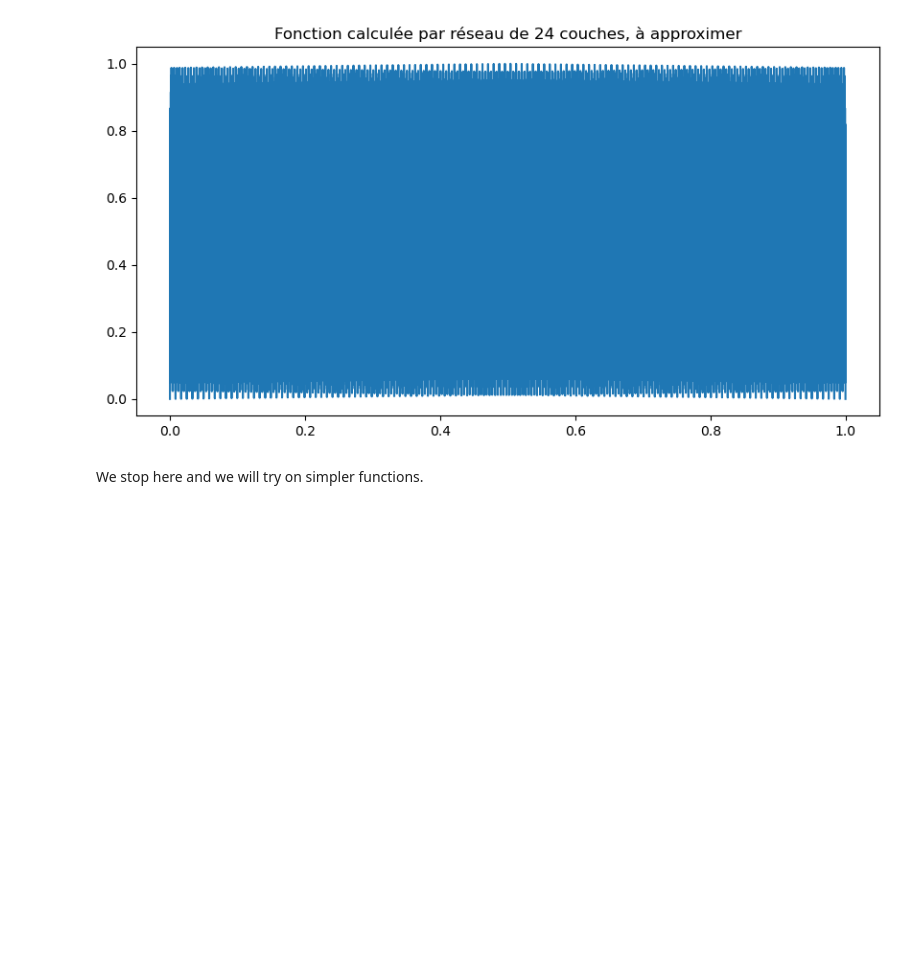
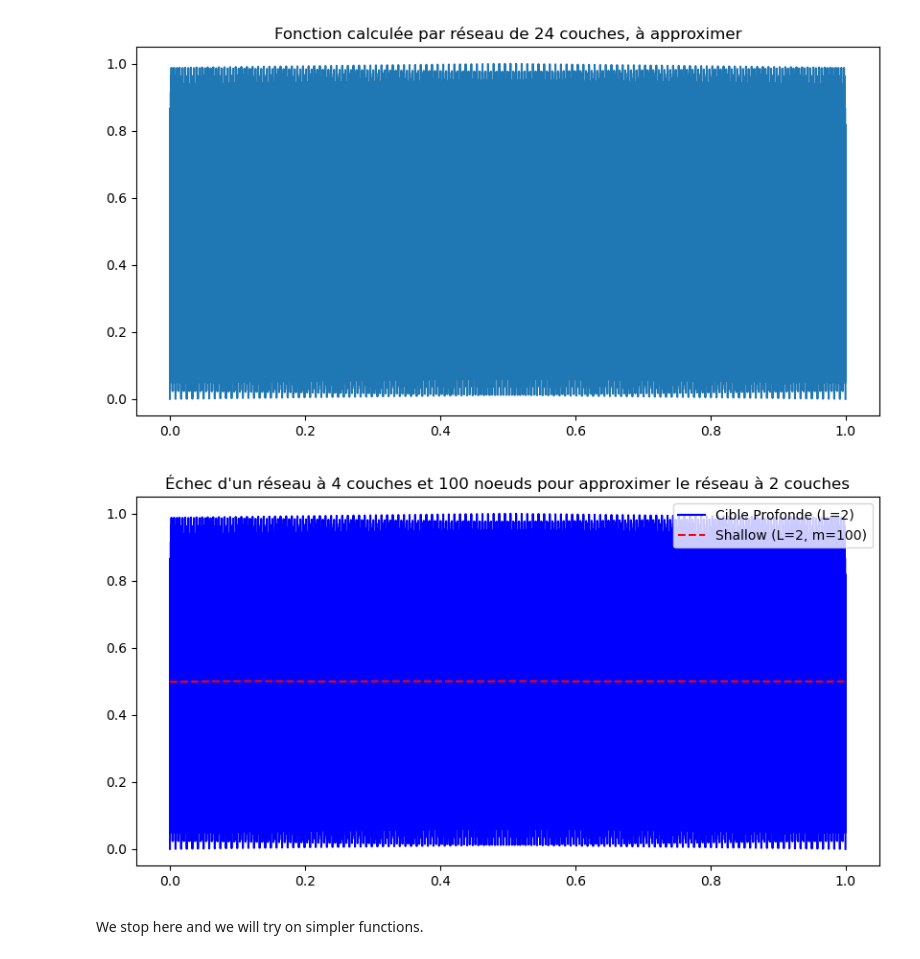
Before and after one commit to paulemilebar/Benefits-of-Depth-in-Neural-Network, a Jupyter notebook: trial_of_approximation_triangle_wave_with_theorical_hypothesis.ipynb, the cells around one changed output. Drawn from its saved outputs; the diff is of its cells as text; code cells hidden in the pictures; blank space fills up the shorter version.

```diff
--- a/trial_of_approximation_triangle_wave_with_theorical_hypothesis.ipynb
+++ b/trial_of_approximation_triangle_wave_with_theorical_hypothesis.ipynb
@@ -56,5 +57,27 @@ plt.title(f"Fonction calculée par réseau de {2*depth} couches, à approximer")
 plt.show()
 # %% [output]
 [figure]
+# %%
+depth = 2
+width = 100
+epochs = 1000
+
+model = DeepNetwork(width=width, depth=depth)
+optimizer = optim.Adam(model.parameters(), lr=0.001)
+
+for epoch in range(epochs):
+    optimizer.zero_grad()
+    loss = nn.MSELoss()(model(x), y_true)
+    loss.backward()
+    optimizer.step()
+
+plt.figure(figsize=(10, 5))
+plt.plot(x, y_true, label=f"Cible Profonde (L={depth})", color="blue")
+plt.plot(x, model(x).detach(), "--", label=f"Shallow (L={k}, m={width})", color="red")
+plt.title(f"Échec d'un réseau à {2*k} couches et {width} noeuds pour approximer le réseau à {depth} couches")
+plt.legend()
+plt.show()
+# %% [output]
+[figure, added]
 # %% [markdown]
 We stop here and we will try on simpler functions.
```
Also changed, not shown: parts of 1 cell of this notebook, 2 other files.
